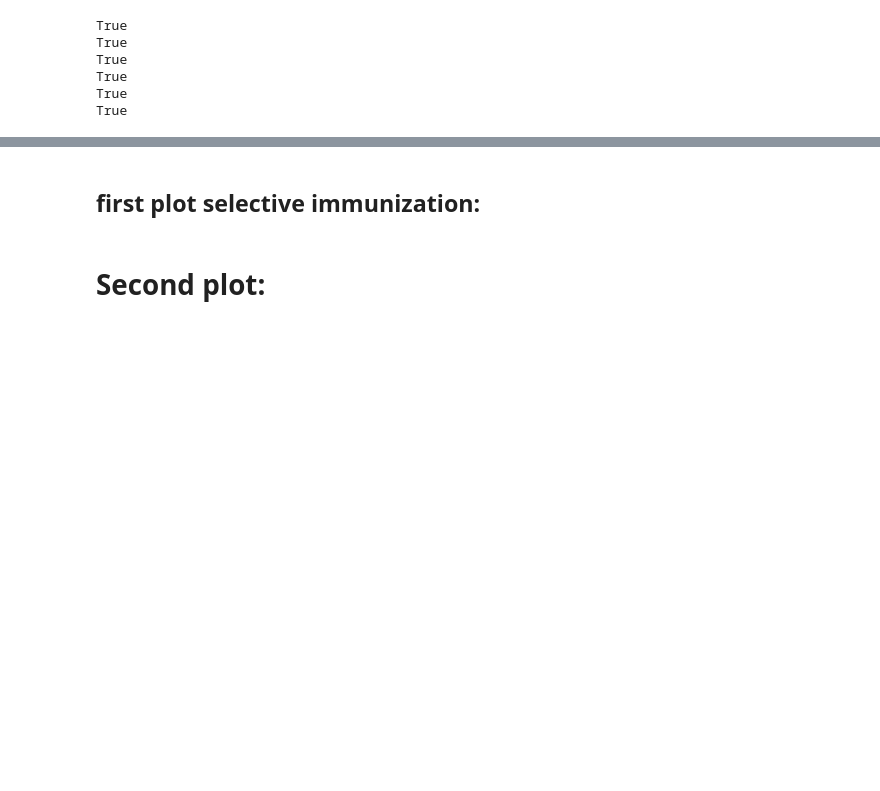
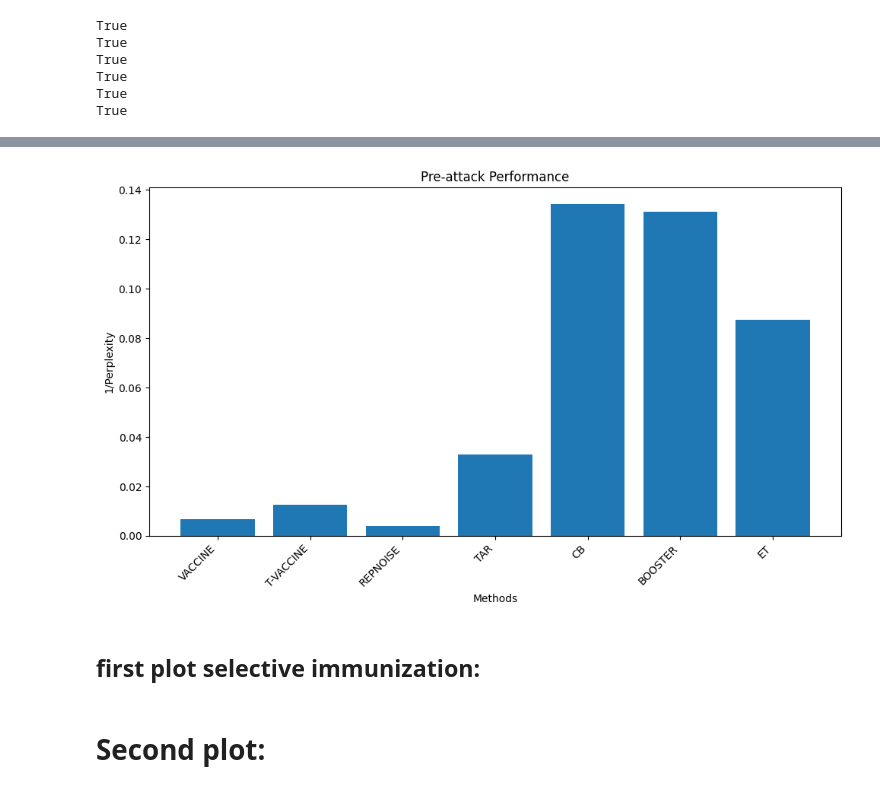
Before and after one commit to DISTA-HCAI/ET, a Jupyter notebook: aggregated plots.ipynb, the cells around one changed output, grey strips where cells are left out. Drawn from its saved outputs; the diff is of its cells as text; code cells hidden in the pictures; blank space fills up the shorter version.

```diff
--- a/aggregated plots.ipynb
+++ b/aggregated plots.ipynb
@@ -338,3 +339,26 @@ plt.show()
+# %%
+import matplotlib.pyplot as plt
+
+pre_attack_performances = {
+    'VACCINE': 0.006832,
+    'T-VACCINE': 0.012613,
+    'REPNOISE': 0.0040928,
+    'TAR': 0.032867,
+    'CB': 0.13413,
+    'BOOSTER': 0.1312,
+    'ET': 0.0874
+}
+
+plt.figure(figsize=(10, 6))
+plt.bar(pre_attack_performances.keys(), pre_attack_performances.values())
+plt.xlabel("Methods")
+plt.ylabel("1/Perplexity")
+plt.title("Pre-attack Performance")
+plt.xticks(rotation=45, ha="right")
+plt.tight_layout()
+plt.show()
+# %% [output]
+[figure, added]
 # %% [markdown]
 ## first plot selective immunization:
 # %%
```
Also changed, not shown: parts of 9 cells of this notebook.
